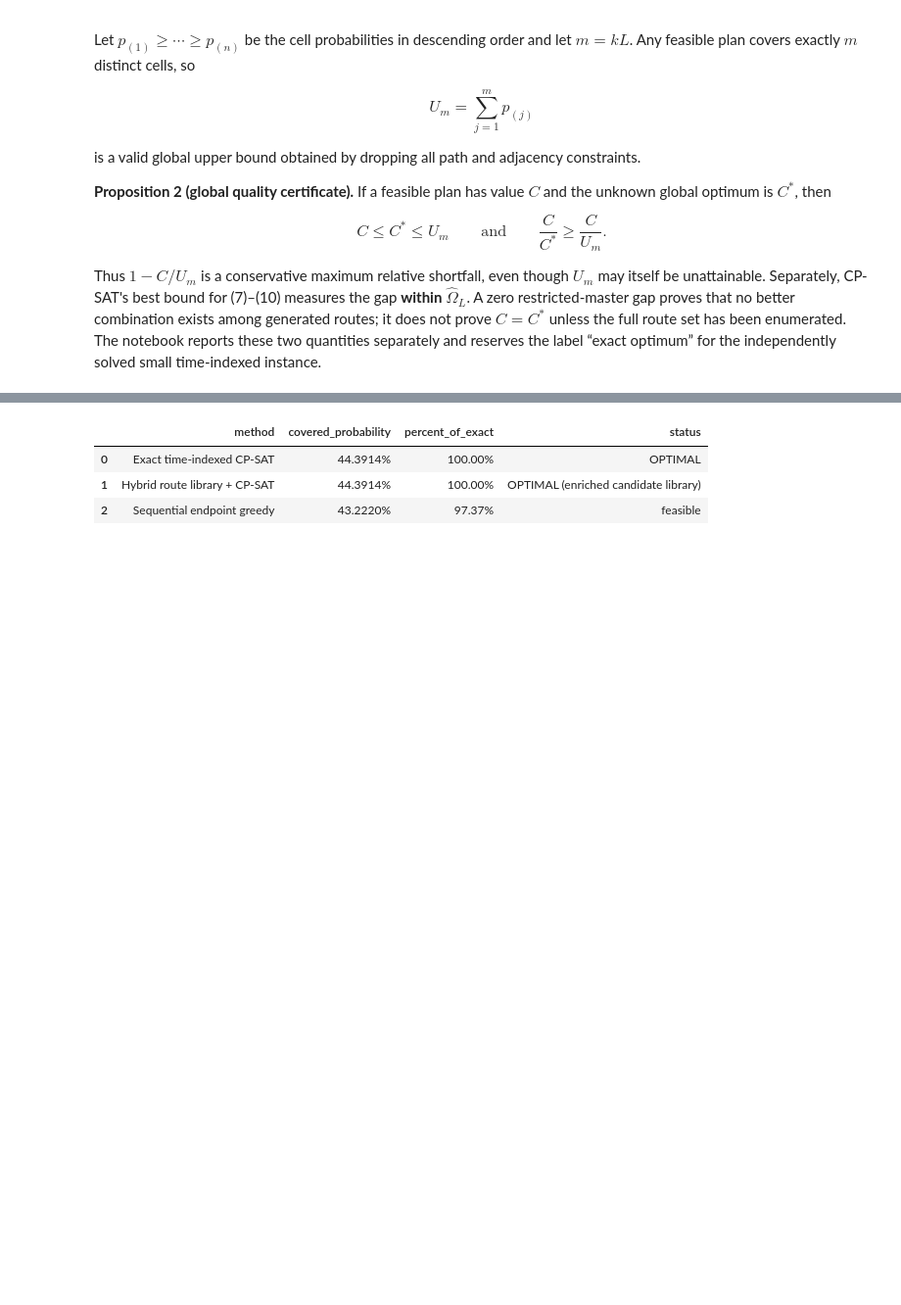
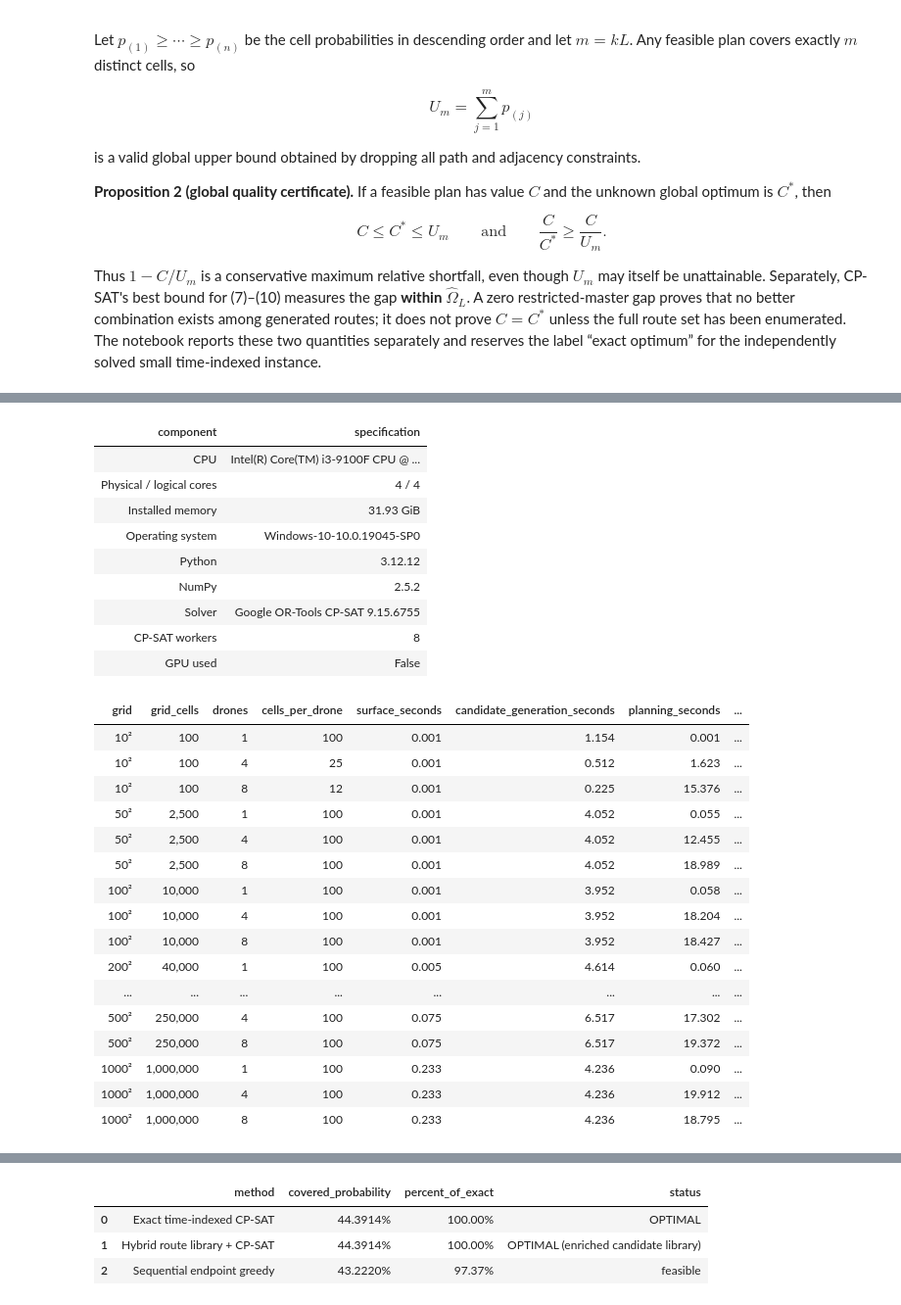
Before and after one commit to apwheele/optimal-search-drone-routing, a Jupyter notebook: optimal_search.ipynb, the cells around one changed output, grey strips where cells are left out. Shown at 98% size. Cells and saved outputs as stored; diff of their text form; code cells hidden in the pictures; blank space fills up the shorter version.

```diff
--- a/optimal_search.ipynb
+++ b/optimal_search.ipynb
@@ -240,0 +251,77 @@ The implementation treats validation as part of the algorithm rather than presen
+# %%
+import json
+
+with open(OUTPUT / "benchmark_machine.json", encoding="utf-8") as handle:
+    machine = json.load(handle)
+timings = pd.read_csv(OUTPUT / "scaling_benchmark.csv")
+
+machine_fields = [
+    ("CPU", machine["cpu"]),
+    ("Physical / logical cores", f'{machine["physical_cores"]} / {machine["logical_cores"]}'),
+    ("Installed memory", f'{machine["installed_memory_gib"]:.2f} GiB'),
+    ("Operating system", machine["operating_system"]),
+    ("Python", machine["python_version"]),
+    ("NumPy", machine["numpy_version"]),
+    ("Solver", f'{machine["solver"]} {machine["ortools_version"]}'),
+    ("CP-SAT workers", machine["solver_workers"]),
+    ("GPU used", machine["gpu_used"]),
+]
+machine_table = pd.DataFrame(machine_fields, columns=["component", "specification"])
+display(machine_table.style.hide(axis="index"))
+
+timing_table = timings[
+    [
+        "grid_side", "grid_cells", "drones", "cells_per_drone",
+        "surface_seconds", "candidate_generation_seconds",
+        "planning_seconds", "cold_total_seconds",
+        "initial_candidate_count", "fraction_of_global_bound", "status",
+    ]
+].copy()
+timing_table["grid"] = timing_table["grid_side"].astype(str) + "²"
+timing_table = timing_table.drop(columns="grid_side")
+timing_table = timing_table[
+    ["grid", "grid_cells", "drones", "cells_per_drone", "surface_seconds",
+     "candidate_generation_seconds", "planning_seconds", "cold_total_seconds",
+     "initial_candidate_count", "fraction_of_global_bound", "status"]
+]
+display(
+    timing_table.style.format(
+        {
+            "grid_cells": "{:,}",
+            "surface_seconds": "{:.3f}",
+            "candidate_generation_seconds": "{:.3f}",
+            "planning_seconds": "{:.3f}",
+            "cold_total_seconds": "{:.3f}",
+            "initial_candidate_count": "{:,}",
+            "fraction_of_global_bound": "{:.2%}",
+        }
+    ).hide(axis="index")
+)
+# %% [output]
+| component | specification |
+| CPU | Intel(R) Core(TM) i3-9100F CPU @ ... |
+| Physical / logical cores | 4 / 4 |
+| Installed memory | 31.93 GiB |
+| Operating system | Windows-10-10.0.19045-SP0 |
+| Python | 3.12.12 |
+| NumPy | 2.5.2 |
+| Solver | Google OR-Tools CP-SAT 9.15.6755 |
+| CP-SAT workers | 8 |
+| GPU used | False |
+| grid | grid_cells | drones | cells_per_drone | surface_seconds | candidate_generation_seconds | planning_seconds | ... |
+| 10² | 100 | 1 | 100 | 0.001 | 1.154 | 0.001 | ... |
+| 10² | 100 | 4 | 25 | 0.001 | 0.512 | 1.623 | ... |
+| 10² | 100 | 8 | 12 | 0.001 | 0.225 | 15.376 | ... |
+| 50² | 2,500 | 1 | 100 | 0.001 | 4.052 | 0.055 | ... |
+| 50² | 2,500 | 4 | 100 | 0.001 | 4.052 | 12.455 | ... |
+| 50² | 2,500 | 8 | 100 | 0.001 | 4.052 | 18.989 | ... |
+| 100² | 10,000 | 1 | 100 | 0.001 | 3.952 | 0.058 | ... |
+| 100² | 10,000 | 4 | 100 | 0.001 | 3.952 | 18.204 | ... |
+| 100² | 10,000 | 8 | 100 | 0.001 | 3.952 | 18.427 | ... |
+| 200² | 40,000 | 1 | 100 | 0.005 | 4.614 | 0.060 | ... |
+| ... | ... | ... | ... | ... | ... | ... | ... |
+| 500² | 250,000 | 4 | 100 | 0.075 | 6.517 | 17.302 | ... |
+| 500² | 250,000 | 8 | 100 | 0.075 | 6.517 | 19.372 | ... |
+| 1000² | 1,000,000 | 1 | 100 | 0.233 | 4.236 | 0.090 | ... |
+| 1000² | 1,000,000 | 4 | 100 | 0.233 | 4.236 | 19.912 | ... |
+| 1000² | 1,000,000 | 8 | 100 | 0.233 | 4.236 | 18.795 | ... |
```
Also changed, not shown: parts of 10 cells of this notebook, 16 other files.
